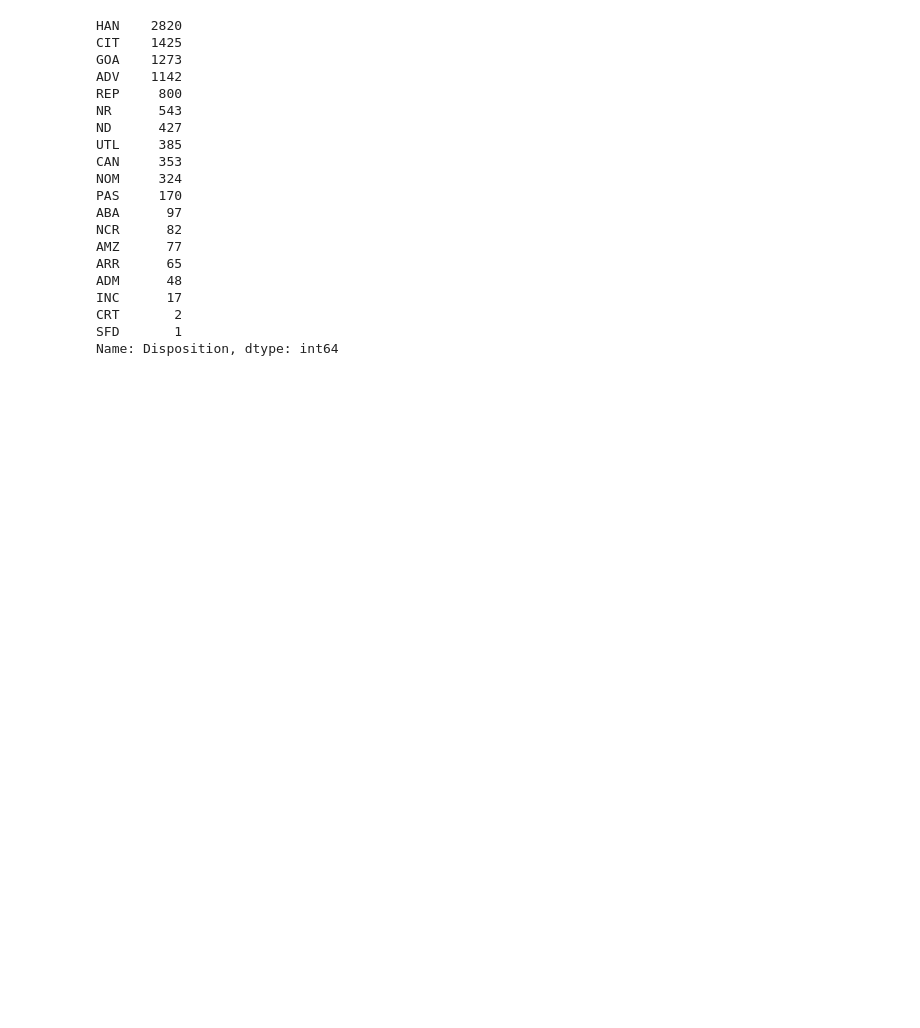
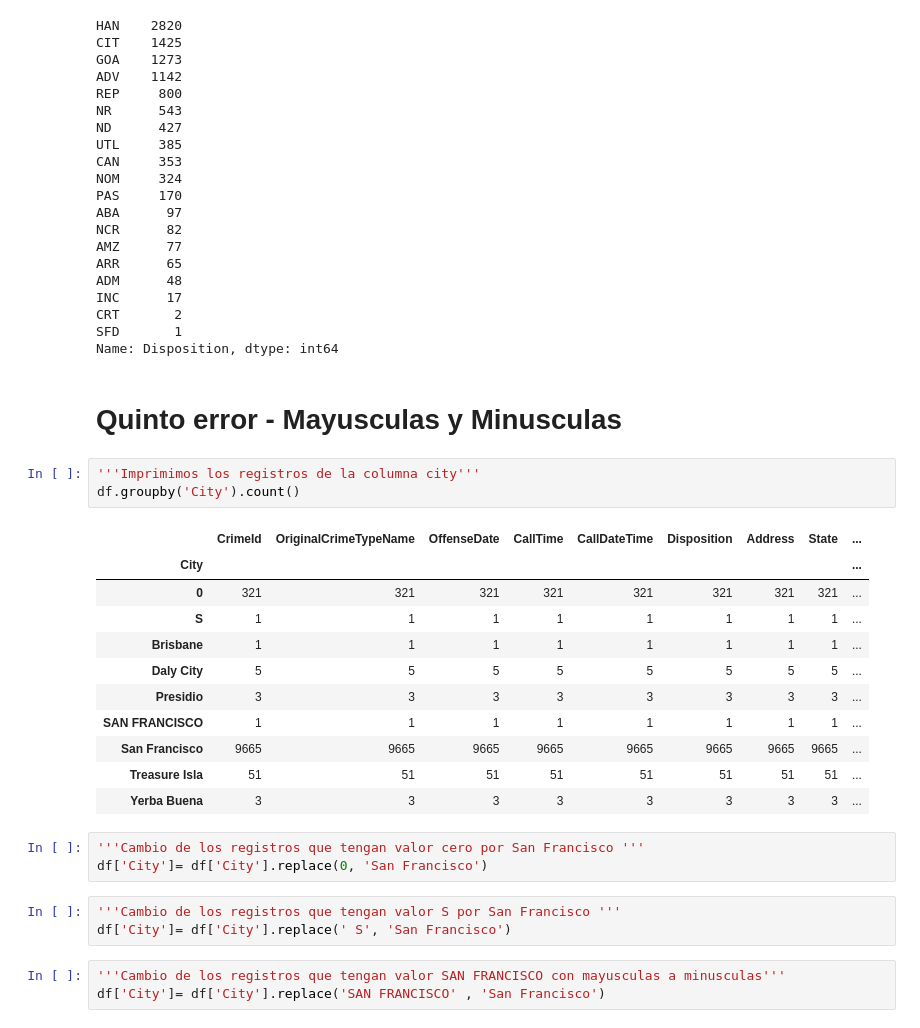
Before and after one commit to Jefferson-G/Lab2-Limpieza-de-datos, a Jupyter notebook: [NRC_6292]_JeffersonGuamán_La2Unidad2-checkpoint.ipynb, the cells around one changed output. Drawn from its saved outputs; the diff is of its cells as text; blank space fills up the shorter version.

```diff
--- a/[NRC_6292]_JeffersonGuamán_La2Unidad2-checkpoint.ipynb
+++ b/[NRC_6292]_JeffersonGuamán_La2Unidad2-checkpoint.ipynb
@@ -223,3 +223,29 @@ INC      17
 CRT       2
 SFD       1
 Name: Disposition, dtype: int64
+# %% [markdown]
+# Quinto error - Mayusculas y Minusculas
+# %%
+'''Imprimimos los registros de la columna city'''
+df.groupby('City').count()
+# %% [output]
+|  | CrimeId | OriginalCrimeTypeName | OffenseDate | CallTime | CallDateTime | Disposition | Address | State | ... |
+| City |  |  |  |  |  |  |  |  | ... |
+| 0 | 321 | 321 | 321 | 321 | 321 | 321 | 321 | 321 | ... |
+| S | 1 | 1 | 1 | 1 | 1 | 1 | 1 | 1 | ... |
+| Brisbane | 1 | 1 | 1 | 1 | 1 | 1 | 1 | 1 | ... |
+| Daly City | 5 | 5 | 5 | 5 | 5 | 5 | 5 | 5 | ... |
+| Presidio | 3 | 3 | 3 | 3 | 3 | 3 | 3 | 3 | ... |
+| SAN FRANCISCO | 1 | 1 | 1 | 1 | 1 | 1 | 1 | 1 | ... |
+| San Francisco | 9665 | 9665 | 9665 | 9665 | 9665 | 9665 | 9665 | 9665 | ... |
+| Treasure Isla | 51 | 51 | 51 | 51 | 51 | 51 | 51 | 51 | ... |
+| Yerba Buena | 3 | 3 | 3 | 3 | 3 | 3 | 3 | 3 | ... |
+# %%
+'''Cambio de los registros que tengan valor cero por San Francisco '''
+df['City']= df['City'].replace(0, 'San Francisco')
+# %%
+'''Cambio de los registros que tengan valor S por San Francisco '''
+df['City']= df['City'].replace(' S', 'San Francisco')
+# %%
+'''Cambio de los registros que tengan valor SAN FRANCISCO con mayusculas a minusculas'''
+df['City']= df['City'].replace('SAN FRANCISCO' , 'San Francisco')
```
Also changed, not shown: parts of 15 cells of this notebook.
